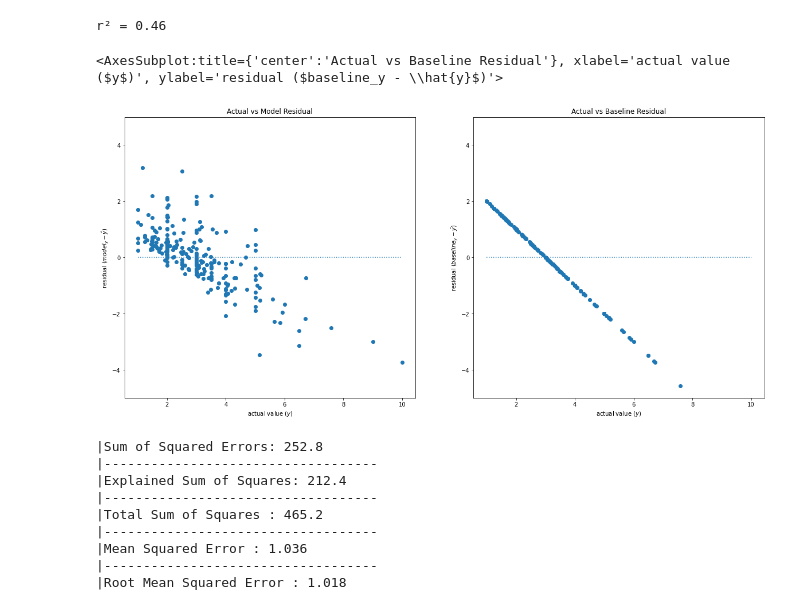
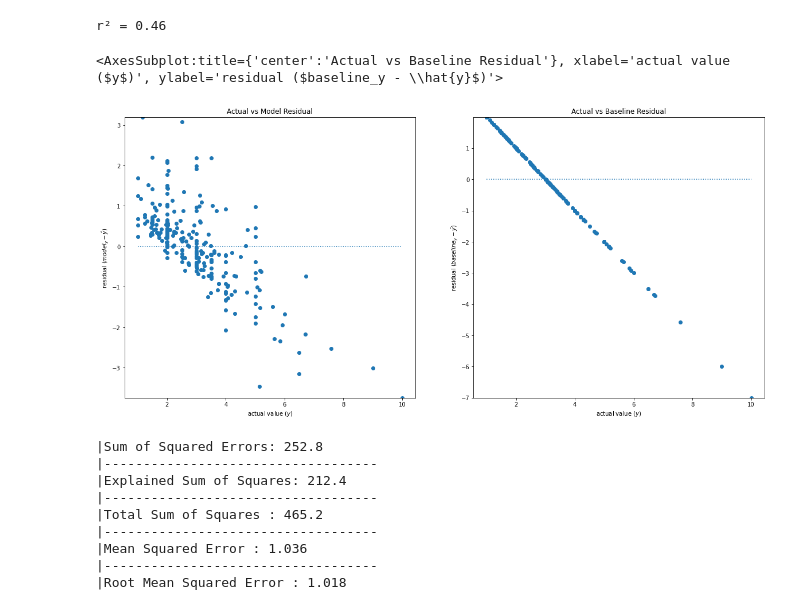
Before and after one commit to parkervoit/regression-exercises, a Jupyter notebook: evaluate.ipynb, the cells around one changed output. Cells and saved outputs as stored; diff of their text form; code cells hidden in the pictures.

```diff
--- a/evaluate.ipynb
+++ b/evaluate.ipynb
@@ -228,10 +228,10 @@ print(f'r\N{SUPERSCRIPT TWO} = {r2:.2}')
 # %% [output]
 r² = 0.46
 # %%
-evaluate.plot_res(tips_df.tip, tips_df.yhat_baseline, tips_df.yhat)
+evaluate.plot_res(tips_df.tip, tips_df.yhat)
 # %% [output]
 <AxesSubplot:title={'center':'Actual vs Baseline Residual'}, xlabel='actual value ($y$)', ylabel='residual ($baseline_y - \\hat{y}$)'>
-[figure, old version]
+[figure, new version]
 # %%
 slope, intercept, r, p, se = stats.linregress(tips_df.total_bill, tips_df.tip)
 # %%
```
Also changed, not shown: parts of 3 cells of this notebook, 1 other file.
